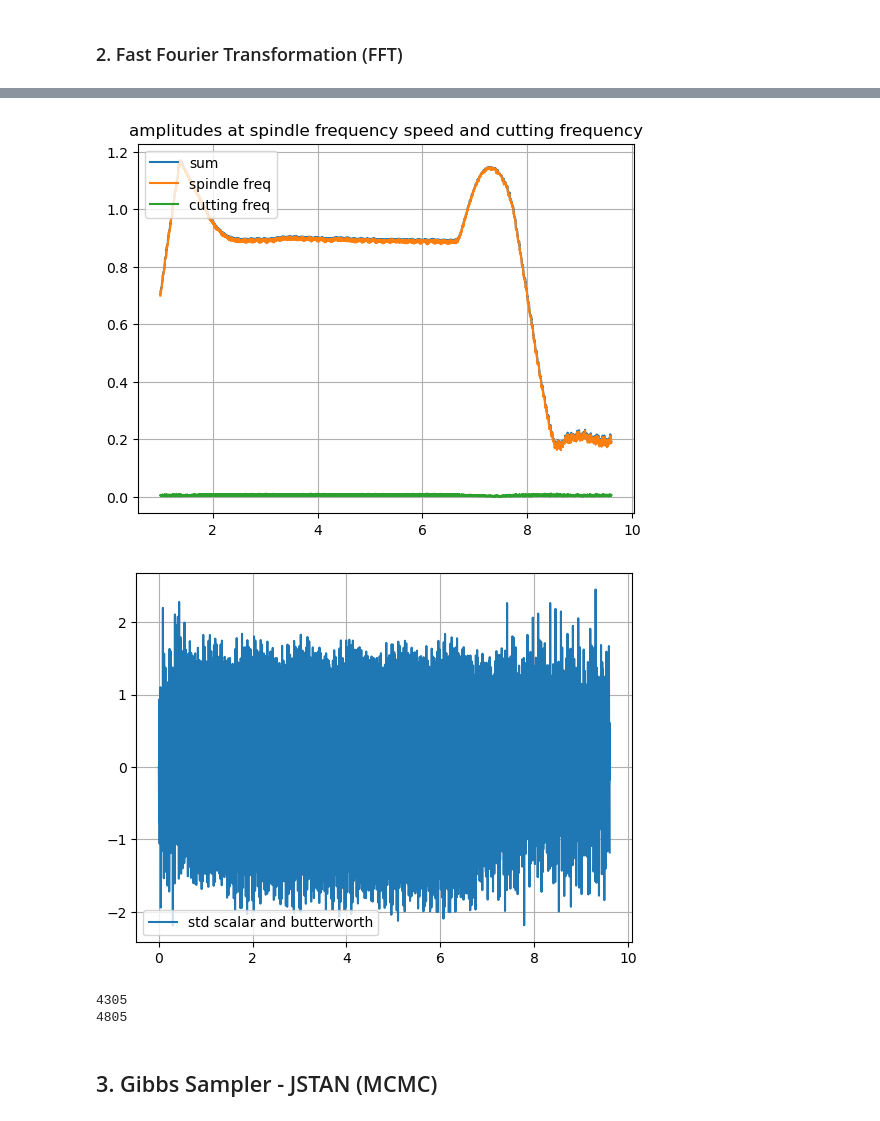
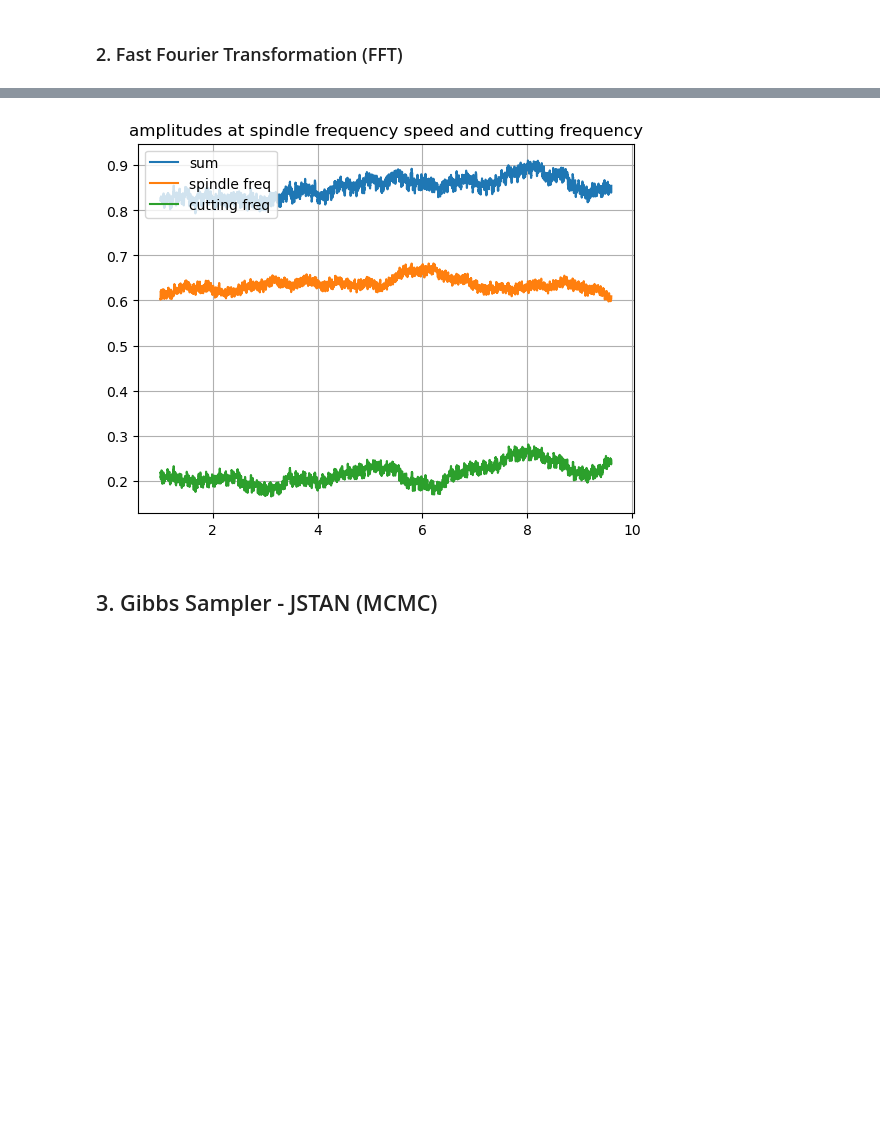
Before and after one commit to ThMRudolf/DataMining2024, a Jupyter notebook: Py/DM_01_anaysis_stan.ipynb, the cells around one changed output, grey strips where cells are left out. Cells and saved outputs as stored; diff of their text form; code cells hidden in the pictures; blank space fills up the shorter version.

```diff
--- a/Py/DM_01_anaysis_stan.ipynb
+++ b/Py/DM_01_anaysis_stan.ipynb
@@ -273,7 +274,7 @@ sr = 500
 t = df['time']
 #X = fft(iq) #df[label] test_iq)
 #N = len(X)
-X = fft(iq_filt) #df[label] test_iq)
+X = fft(df['IqAx4_filt']) #df[label] test_iq)
 N = len(X)
 
 print(N)
@@ -328,7 +329,7 @@ for idx in range(0, data_len-wind_len):
   t = df['time']
   #X = fft(iq) #df[label] test_iq)
   #N = len(X)
-  X = fft(iq_filt[idx:idx+wind_len]) #df[label] test_iq)
+  X = fft(df['IqAx4_filt'][idx:idx+wind_len]) #df[label] test_iq)
   N = len(X)
   n = np.arange(N)
   T = N/sr
@@ -346,7 +347,7 @@ ax.set_zlabel('FFT Amplitude Iq')
 ##
 f, (ax1, ax2) = plt.subplots(1, 2, sharey=True)
 idx = 0
-X0 = fft(iq_filt[idx:idx+wind_len]) #df[label] test_iq)
+X0 = fft(df['IqAx4_filt'][idx:idx+wind_len]) #df[label] test_iq)
 N = len(X)
 n = np.arange(N)
 T = N/sr
@@ -360,7 +361,7 @@ ax1.set_ylabel('FFT Amplitude Iq at the beginning (not cutting)')
 
 
 idx = 3000
-X = fft(iq_filt[idx:idx+wind_len]) #df[label] test_iq)
+X = fft(df['IqAx4_filt'][idx:idx+wind_len]) #df[label] test_iq)
 N = len(X)
 n = np.arange(N)
 T = N/sr
@@ -390,7 +391,7 @@ for idx in range(0, data_len-wind_len):
   t = df['time']
   #X = fft(iq) #df[label] test_iq)
   #N = len(X)
-  X = fft(iq_filt[idx:idx+wind_len]) #df[label] test_iq)
+  X = fft(df['IqAx4_sdt_sca'][idx:idx+wind_len]) #df[label] test_iq)
   N = len(X)
   n = np.arange(N)
   T = N/sr
@@ -401,22 +402,19 @@ for idx in range(0, data_len-wind_len):
 # %%
 plt.plot(t[wind_len:len(t)], 2*(np.array(amp_at_cut + np.array(amp_at_rot)))/wind_len, label = 'sum')
 plt.plot(t[wind_len:len(t)], 2*(np.array(np.array(amp_at_rot)))/wind_len, label = 'spindle freq')
 plt.plot(t[wind_len:len(t)], 2*(np.array(amp_at_cut ))/wind_len, label = 'cutting freq')
 plt.legend(loc = 2)
 plt.grid(True)
 plt.title('amplitudes at spindle frequency speed and cutting frequency')
 plt.show()
-plt.plot(t, iq_filt, label='std scalar and butterworth')
-plt.legend(loc = 3)
-plt.grid(True)
-plt.show()
-print(len(nor))
-print(len(t))
+#plt.plot(t, df['iqAx4_'  ], label='std scalar and butterworth')
+#plt.legend(loc = 3)
+#plt.grid(True)
+#plt.show()
+#print(len(nor))
+#print(len(t))
 # %% [output]
-[figure, old version]
+[figure, new version]
-[figure, removed]
-4305
-4805
 # %% [markdown]
 ## 3. Gibbs Sampler - JSTAN (MCMC)
 # %%
```
Also changed, not shown: parts of 8 cells of this notebook, 1 other file.
